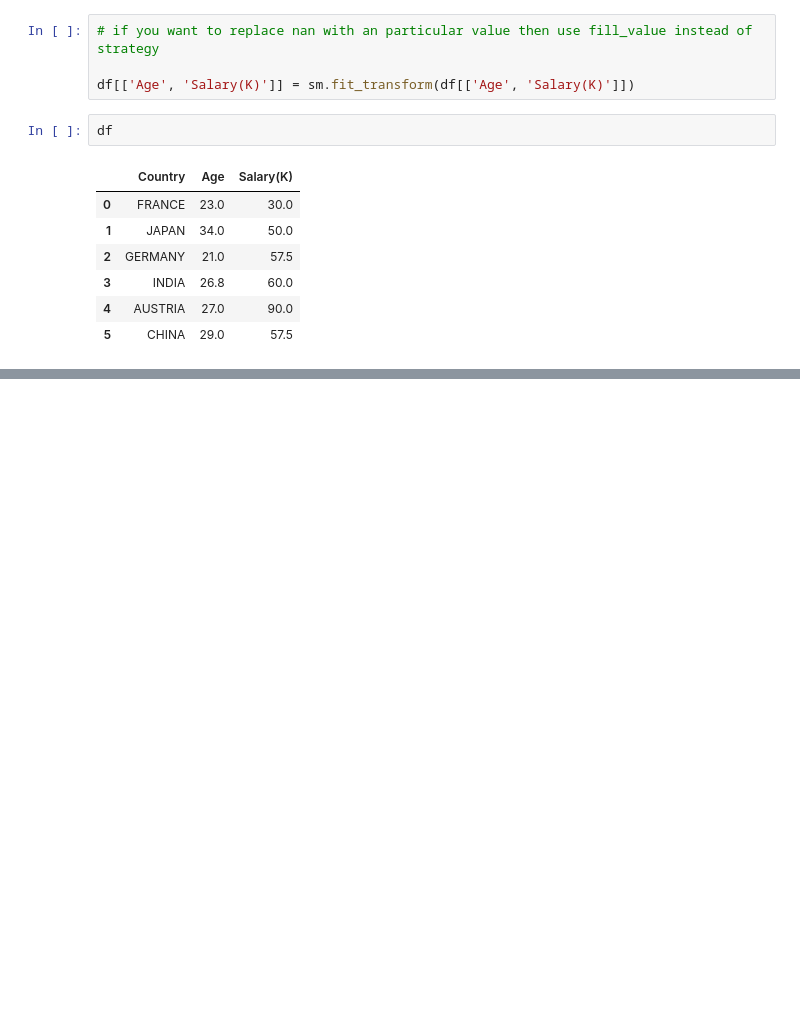
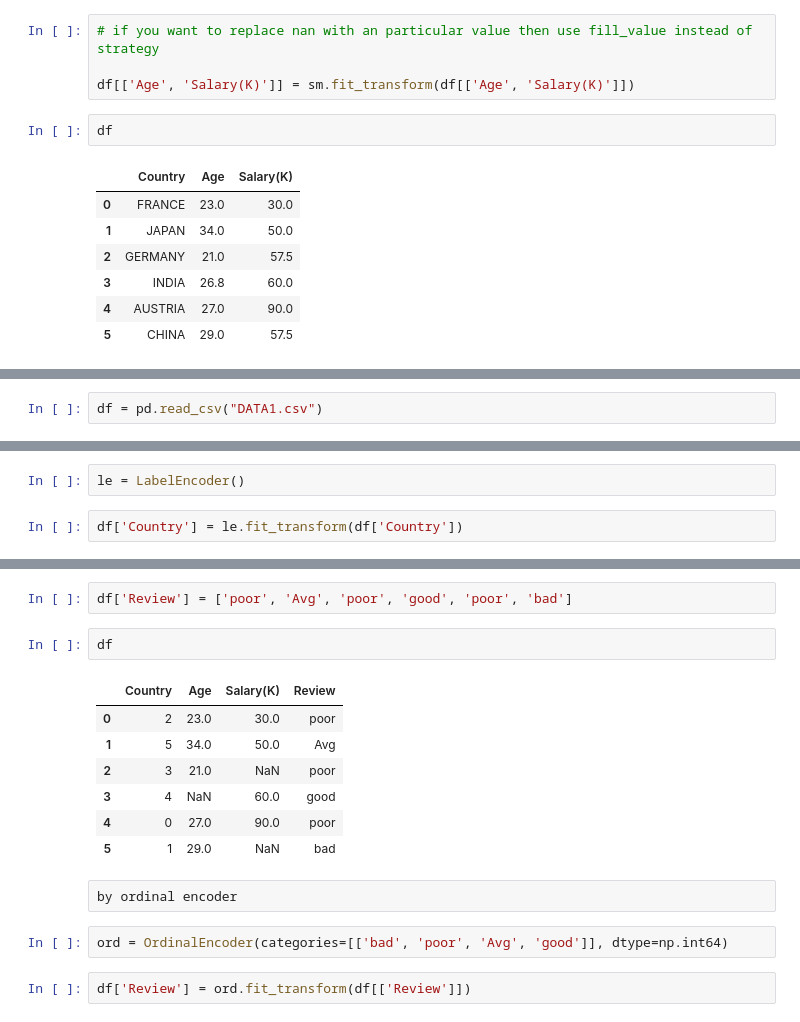
Before and after one commit to gangadhartiwari/Basic-ML-Concept, a Jupyter notebook: Supervised_Learning.ipynb, the cells around one changed output, grey strips where cells are left out. Saved outputs shown, nothing was run; the diff lists cells and outputs as text; blank space fills up the shorter version.

```diff
--- a/Supervised_Learning.ipynb
+++ b/Supervised_Learning.ipynb
@@ -112,0 +121,2 @@ df
+# %%
+df = pd.read_csv("DATA1.csv")
@@ -112,0 +127,4 @@ df
+# %%
+le = LabelEncoder()
+# %%
+df['Country'] = le.fit_transform(df['Country'])
@@ -112,0 +141,18 @@ df
+# %%
+df['Review'] = ['poor', 'Avg', 'poor', 'good', 'poor', 'bad']
+# %%
+df
+# %% [output]
+|  | Country | Age | Salary(K) | Review |
+| 0 | 2 | 23.0 | 30.0 | poor |
+| 1 | 5 | 34.0 | 50.0 | Avg |
+| 2 | 3 | 21.0 | NaN | poor |
+| 3 | 4 | NaN | 60.0 | good |
+| 4 | 0 | 27.0 | 90.0 | poor |
+| 5 | 1 | 29.0 | NaN | bad |
+# %% [raw]
+by ordinal encoder
+# %%
+ord = OrdinalEncoder(categories=[['bad', 'poor', 'Avg', 'good']], dtype=np.int64)
+# %%
+df['Review'] = ord.fit_transform(df[['Review']])
```
Also changed, not shown: parts of 8 cells of this notebook.
